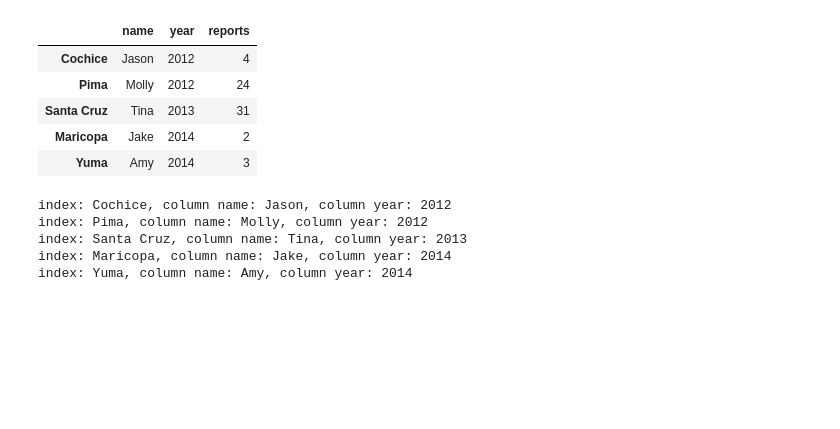
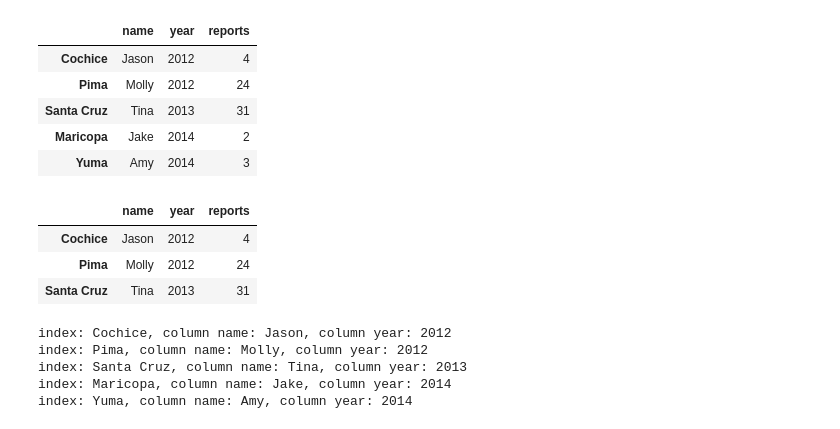
Before and after one commit to MWang93/Useful, a Jupyter notebook: Unorganized/Work Needed.ipynb, the cells around one changed output. Saved outputs shown, nothing was run; the diff lists cells and outputs as text; code cells hidden in the pictures; blank space fills up the shorter version.

```diff
--- a/Unorganized/Work Needed.ipynb
+++ b/Unorganized/Work Needed.ipynb
@@ -87,6 +101,13 @@ df
 | Santa Cruz | Tina | 2013 | 31 |
 | Maricopa | Jake | 2014 | 2 |
 | Yuma | Amy | 2014 | 3 |
+# %%
+df[df['year'].isin([2012,2013])]
+# %% [output]
+|  | name | year | reports |
+| Cochice | Jason | 2012 | 4 |
+| Pima | Molly | 2012 | 24 |
+| Santa Cruz | Tina | 2013 | 31 |
 # %%
 # iterate rows and get valeus of a,b column
 for index, row in df.iterrows():
```
Also changed, not shown: parts of 7 cells of this notebook.
